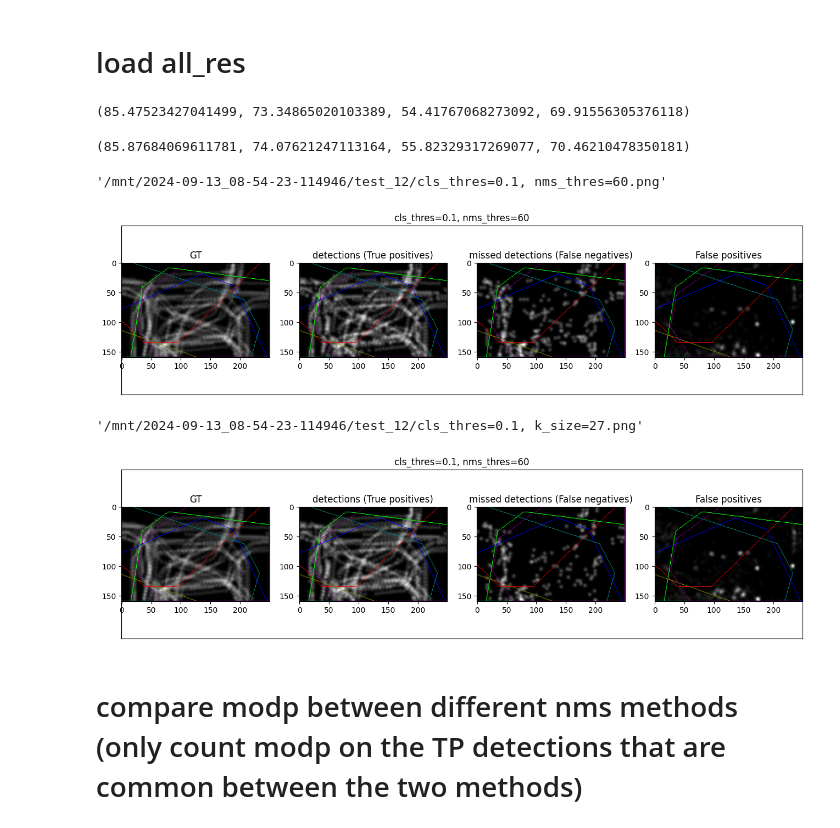
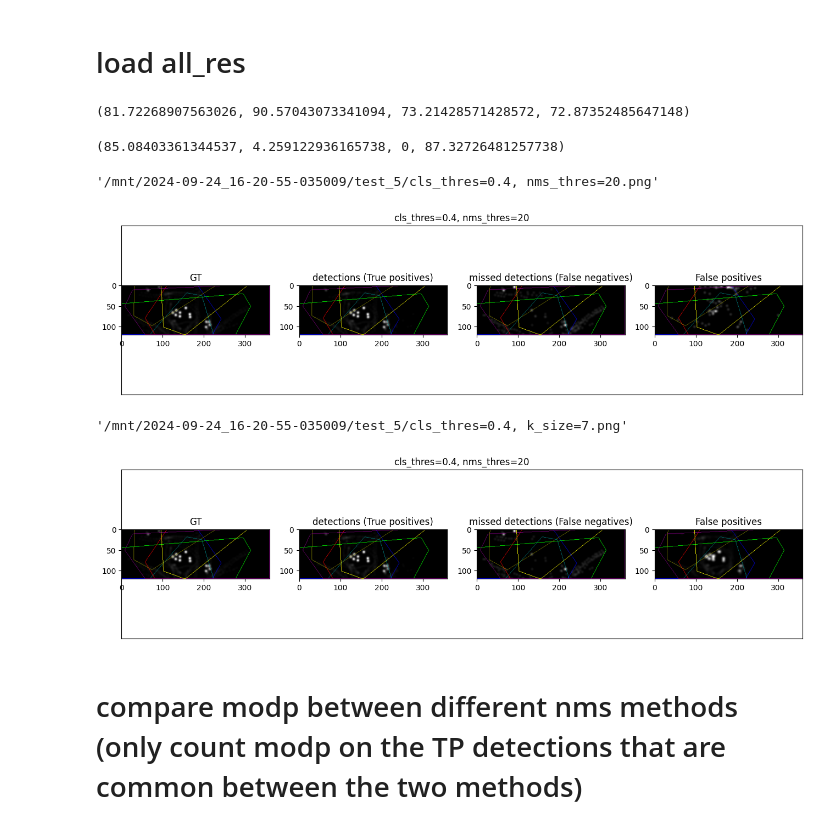
Before and after one commit to ErikBrorsson/MVDet, a Jupyter notebook: pred_viz.ipynb, the cells around one changed output. Cells and saved outputs as stored; diff of their text form; code cells hidden in the pictures.

```diff
--- a/pred_viz.ipynb
+++ b/pred_viz.ipynb
@@ -787,22 +801,24 @@ map_res_cpu = map_res.detach().cpu().squeeze()
 # %%
 
 # gmvd scene1 conf 2 -> multiviewx
-res_path = os.path.join(os.path.dirname(args.resume_model), "test_12", "all_res.txt")
+# res_path = os.path.join(os.path.dirname(args.resume_model), "test_12", "all_res.txt")
 
 # gmvd scene1 conf 1 -> multiviewx
 # wildtrack -> multiviewx
 # wildtrack -> multiviewx UDA
 res_path = os.path.join(os.path.dirname(args.resume_model), "test_0", "all_res.txt")
 
+# multiviewx->wildtrack
+# res_path = os.path.join(os.path.dirname(args.resume_model), "test_5", "all_res.txt")
 
 print("res_path: ", res_path)
 gt_path = test_loader.dataset.dicts[dataset_name[0]]["base"].gt_fpath
 print("gt_path: ", gt_path)
 
-cls_thres = 0.2
-nms_thres = 40
+cls_thres = 0.40
+nms_thres = 20
 
-k_size = 27 # only wokr with odd numbers
+k_size = 7 # only wokr with odd numbers
 pad_size = int(k_size/2)
 
 all_res_list_thres = np.loadtxt(res_path)
@@ -822,13 +838,18 @@ for frame in np.unique(all_res_list_thres[:, 0]):
     # maxima results
     decoded_res = torch.zeros(tuple([x for x in test_loader.dataset.dicts[dataset_name[0]]['base'].base.world_grid_shape])).cuda()
     for pos, s in zip(positions, scores):
-        decoded_res[int(pos[1].item()), int(pos[0].item())] = s
+        if test_loader.dataset.dicts[dataset_name[0]]['base'].base.indexing == "ij":
+            decoded_res[int(pos[0].item()), int(pos[1].item())] = s
+        else:
+            decoded_res[int(pos[1].item()), int(pos[0].item())] = s
     temp = torch.max_pool2d(decoded_res.unsqueeze(0), k_size, stride=1,padding=(pad_size, pad_size))
     maximas = temp.squeeze() == decoded_res
     maximas = maximas & (decoded_res >= cls_thres)
     scores = decoded_res[maximas].cpu()
     maximas = maximas.float()
     positions = (maximas > 0).nonzero().float().cpu()
+    if test_loader.dataset.dicts[dataset_name[0]]['base'].base.indexing == "ij":
+        positions = positions[:, [1, 0]]
 
     # TODO One idea is to use a small kernel for finding local-maxima, and thereafter also going through the standard NMS
     # positions2 = positions[:, [1, 0]]
@@ -843,46 +864,47 @@ gtAllMatrix, detAllMatrix = load_res(res_list, np.loadtxt(gt_path))
 recall, precision, MODA, MODP = CLEAR_MOD_HUN(gtAllMatrix, detAllMatrix)
 recall, precision, MODA, MODP
 # %% [output]
-(85.47523427041499, 73.34865020103389, 54.41767068273092, 69.91556305376118)
+(81.72268907563026, 90.57043073341094, 73.21428571428572, 72.87352485647148)
 # %%
 gtAllMatrix, detAllMatrix_max = load_res(res_list_max, np.loadtxt(gt_path))
 recall, precision, MODA, MODP = CLEAR_MOD_HUN(gtAllMatrix, detAllMatrix_max)
 recall, precision, MODA, MODP
 # %% [output]
-(85.87684069611781, 74.07621247113164, 55.82329317269077, 70.46210478350181)
+(85.08403361344537, 4.259122936165738, 0, 87.32726481257738)
 # %%
 # plot for normal detections
 map_gt_tot, map_detected_tot, map_missed_tot, map_fp_tot = get_detection_heatmaps(gtAllMatrix=gtAllMatrix,
                                                                                   detAllMatrix=detAllMatrix,
                                                                                   criterion=criterion,
                                                                                   test_loader=test_loader,
                                                                                   map_gt=map_gt,
-                                                                                  dataset_name=dataset_name)
+                                                                                  dataset_name=dataset_name,
+                                                                                  indexing=test_loader.dataset.dicts[dataset_name[0]]['base'].base.indexing)
 # True positive heatmap
 map_gt_img = display_cam_layout(map_gt_tot / np.max(map_gt_tot), view_indicator_list)
 map_detected_img = display_cam_layout(map_detected_tot / np.max(map_detected_tot), view_indicator_list)
 map_missed_tot_img = display_cam_layout(map_missed_tot / np.max(map_missed_tot), view_indicator_list)
 map_fp_tot_img = display_cam_layout(map_fp_tot / np.max(map_fp_tot), view_indicator_list)
 
 fig = plt.figure(figsize=(16,4))
 plt.title(f"cls_thres={cls_thres}, nms_thres={nms_thres}")
 plt.xticks([])
 plt.yticks([])
 subplt0 = fig.add_subplot(141, title="GT")
 subplt1 = fig.add_subplot(142, title="detections (True positives)")
 subplt2 = fig.add_subplot(143, title="missed detections (False negatives)")
 subplt3 = fig.add_subplot(144, title="False positives")
 subplt0.imshow(map_gt_img)
 subplt1.imshow(map_detected_img)
 subplt2.imshow(map_missed_tot_img)
 subplt3.imshow(map_fp_tot_img)
 
 save_path = os.path.join(os.path.dirname(res_path), f"cls_thres={cls_thres}, nms_thres={nms_thres}.png")
 plt.savefig(save_path)
 save_path
 # %% [output]
-'/mnt/2024-09-13_08-54-23-114946/test_12/cls_thres=0.1, nms_thres=60.png'
+'/mnt/2024-09-24_16-20-55-035009/test_5/cls_thres=0.4, nms_thres=20.png'
-[figure, old version]
+[figure, new version]
 # %%
 # plot for max detections
 map_gt_tot, map_detected_tot, map_missed_tot, map_fp_tot = get_detection_heatmaps(gtAllMatrix=gtAllMatrix,
@@ -890,7 +912,8 @@ map_gt_tot, map_detected_tot, map_missed_tot, map_fp_tot = get_detection_heatmap
                                                                                   criterion=criterion,
                                                                                   test_loader=test_loader,
                                                                                   map_gt=map_gt,
-                                                                                  dataset_name=dataset_name)
+                                                                                  dataset_name=dataset_name,
+                                                                                  indexing=test_loader.dataset.dicts[dataset_name[0]]['base'].base.indexing)
 # True positive heatmap
 map_gt_img = display_cam_layout(map_gt_tot / np.max(map_gt_tot), view_indicator_list)
 map_detected_img = display_cam_layout(map_detected_tot / np.max(map_detected_tot), view_indicator_list)
@@ -914,8 +937,8 @@ save_path = os.path.join(os.path.dirname(res_path), f"cls_thres={cls_thres}, k_s
 plt.savefig(save_path)
 save_path
 # %% [output]
-'/mnt/2024-09-13_08-54-23-114946/test_12/cls_thres=0.1, k_size=27.png'
+'/mnt/2024-09-24_16-20-55-035009/test_5/cls_thres=0.4, k_size=7.png'
-[figure, old version]
+[figure, new version]
 # %% [markdown]
 # compare modp between different nms methods (only count modp on the TP detections that are common between the two methods)
 # %%
```
Also changed, not shown: parts of 6 cells of this notebook, 6 other files.
